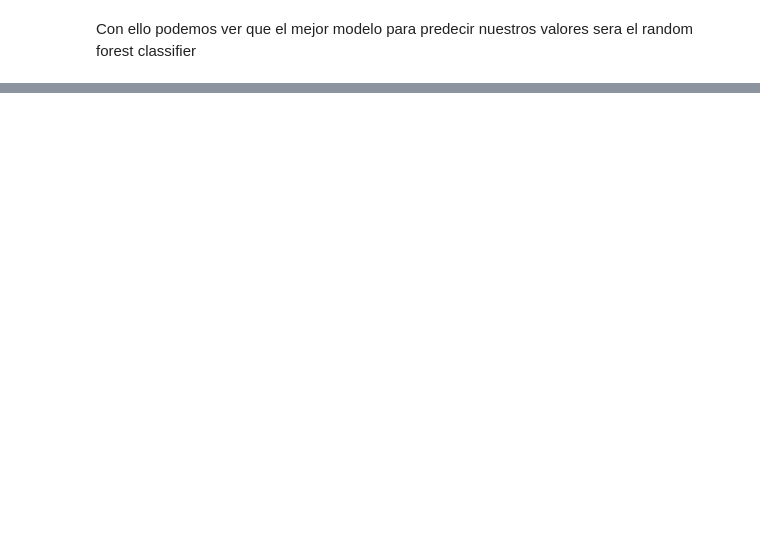
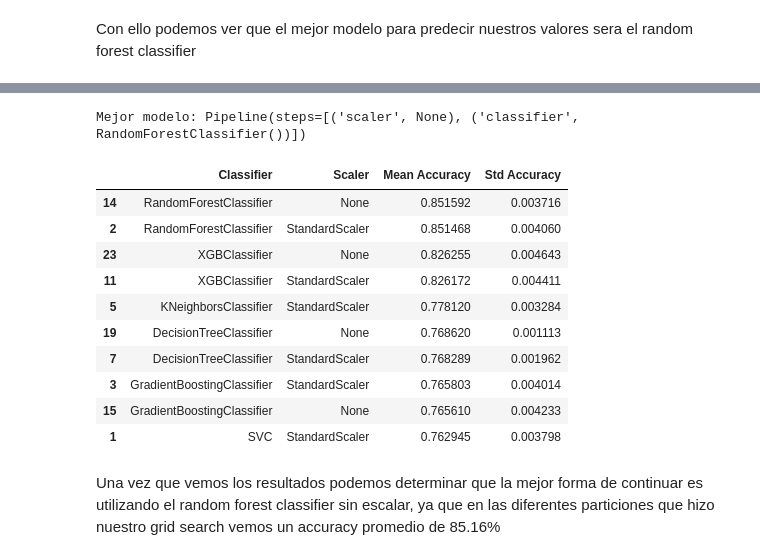
Before and after one commit to felipetryt12/Proyecto-Clasificacion-de-Score-Crediticio, a Jupyter notebook: PROYECTO/src/models_training/Seleccion_modelo_clasificacion.ipynb, the cells around one changed output, grey strips where cells are left out. Cells and saved outputs as stored; diff of their text form; code cells hidden in the pictures; blank space fills up the shorter version.

```diff
--- a/PROYECTO/src/models_training/Seleccion_modelo_clasificacion.ipynb
+++ b/PROYECTO/src/models_training/Seleccion_modelo_clasificacion.ipynb
@@ -161,0 +137,4 @@ Con ello podemos ver que el mejor modelo para predecir nuestros valores sera el
+# %%
+ruta_relativa = '../../data/Processed/Df_mod_blanceado.csv'
+data_modelar_balanceado = pd.read_csv(ruta_relativa)
+data_modelar_balanceado.info()
@@ -161,0 +202,20 @@ Con ello podemos ver que el mejor modelo para predecir nuestros valores sera el
+# %%
+
+mejores_modelos, best_model = buscar_mejores_modelos(data_modelar_balanceado, 'Puntaje_Credito')
+print("\nMejor modelo:", best_model)
+mejores_modelos.head(10)
+# %% [output]
+Mejor modelo: Pipeline(steps=[('scaler', None), ('classifier', RandomForestClassifier())])
+|  | Classifier | Scaler | Mean Accuracy | Std Accuracy |
+| 14 | RandomForestClassifier | None | 0.851592 | 0.003716 |
+| 2 | RandomForestClassifier | StandardScaler | 0.851468 | 0.004060 |
+| 23 | XGBClassifier | None | 0.826255 | 0.004643 |
+| 11 | XGBClassifier | StandardScaler | 0.826172 | 0.004411 |
+| 5 | KNeighborsClassifier | StandardScaler | 0.778120 | 0.003284 |
+| 19 | DecisionTreeClassifier | None | 0.768620 | 0.001113 |
+| 7 | DecisionTreeClassifier | StandardScaler | 0.768289 | 0.001962 |
+| 3 | GradientBoostingClassifier | StandardScaler | 0.765803 | 0.004014 |
+| 15 | GradientBoostingClassifier | None | 0.765610 | 0.004233 |
+| 1 | SVC | StandardScaler | 0.762945 | 0.003798 |
+# %% [markdown]
+Una vez que vemos los resultados podemos determinar que la mejor forma de continuar es utilizando el random forest classifier sin escalar, ya que en las diferentes particiones que hizo nuestro grid search vemos un accuracy promedio de 85.16%
```
Also changed, not shown: parts of 8 cells of this notebook, 7 other files.
